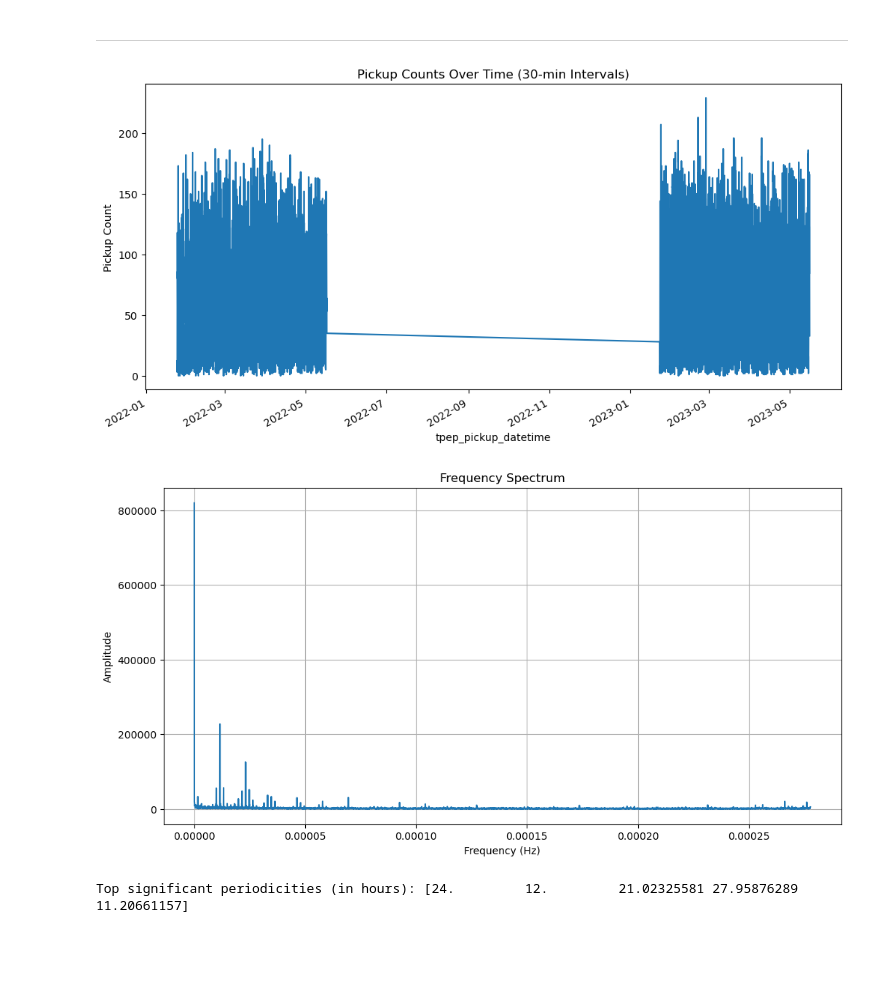
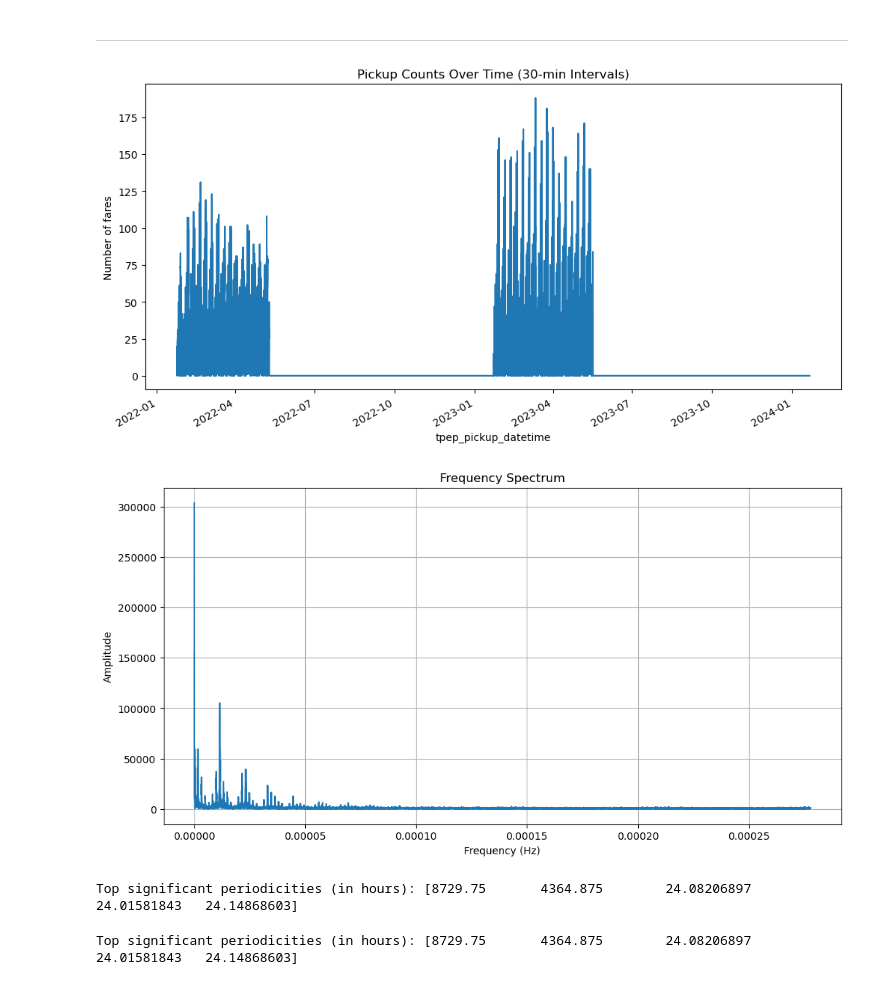
Before and after one commit to HarisNaveed17/predicting_taxi_fares, a Jupyter notebook: eda_fourier.ipynb, the cells around one changed output. Cells and saved outputs as stored; diff of their text form; code cells hidden in the pictures; blank space fills up the shorter version.

Commit message:
FFT on Entire Sem data

```diff
--- a/eda_fourier.ipynb
+++ b/eda_fourier.ipynb
@@ -59,23 +59,23 @@ plt.show()
 # %%
 import pandas as pd
 import numpy as np
 import matplotlib.pyplot as plt
 
 # Load the processed data
-data = pd.read_csv("/scratch/gl2758/PTSA/output/MSG_30min_raw_train.csv", parse_dates=["tpep_pickup_datetime"], index_col="tpep_pickup_datetime")
+data = pd.read_csv("/scratch/gl2758/PTSA/output/full_data_30min.csv", parse_dates=["tpep_pickup_datetime"], index_col="tpep_pickup_datetime")
 
 # Focus on the time series of interest (e.g., pickup counts)
-time_series = data['pickup_count']
+time_series = data['Number_of_fares']
 
 # Ensure there are no missing values
 time_series = time_series.fillna(0)  # Fill missing values with 0 if necessary
 
 # Plot the time series to visualize trends
 plt.figure(figsize=(12, 6))
-time_series.plot(title="Pickup Counts Over Time (30-min Intervals)", ylabel="Pickup Count")
+time_series.plot(title="Pickup Counts Over Time (30-min Intervals)", ylabel="Number of fares")
 plt.show()
 # %% [output]
-[figure, old version]
+[figure, new version]
 # %%
 from scipy.fft import fft, fftfreq
 
@@ -99,7 +99,7 @@ plt.ylabel("Amplitude")
 plt.grid()
 plt.show()
 # %% [output]
-[figure, old version]
+[figure, new version]
 # %%
 # Convert frequencies to periods in hours
 periods_in_seconds = 1 / positive_frequencies  # Period in seconds
@@ -115,7 +115,21 @@ significant_periods = periods_in_hours[np.argsort(-positive_fft_values)[:5]]  #
 
 print("Top significant periodicities (in hours):", significant_periods)
 # %% [output]
-Top significant periodicities (in hours): [24.         12.         21.02325581 27.95876289 11.20661157]
+Top significant periodicities (in hours): [8729.75       4364.875        24.08206897   24.01581843   24.14868603]
+# %%
+# Filter out zero frequencies to avoid division by zero
+nonzero_frequencies = positive_frequencies[positive_frequencies > 0]
+
+# Calculate periods in seconds and hours
+periods_in_seconds = 1 / nonzero_frequencies  # Period in seconds
+periods_in_hours = periods_in_seconds / 3600  # Convert period to hours
+
+# Find the most significant periodicities
+significant_periods = periods_in_hours[np.argsort(-positive_fft_values[:len(nonzero_frequencies)])[:5]]  # Top 5 significant periods
+
+print("Top significant periodicities (in hours):", significant_periods)
+# %% [output]
+Top significant periodicities (in hours): [8729.75       4364.875        24.08206897   24.01581843   24.14868603]
 # %%
 plt.figure(figsize=(12, 6))
 plt.plot(periods_in_hours, positive_fft_values)
```
Also changed, not shown: parts of 4 cells of this notebook.
